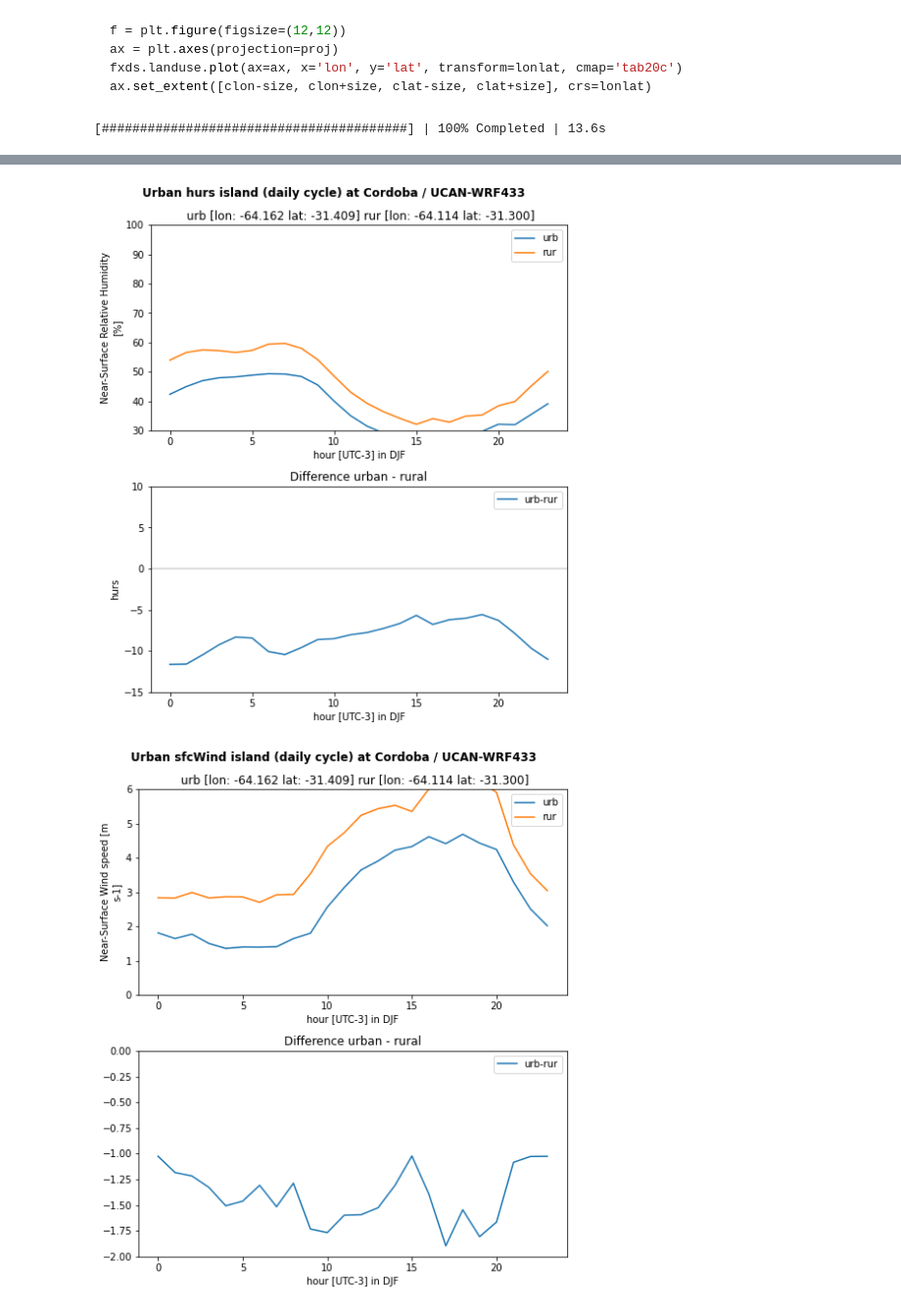
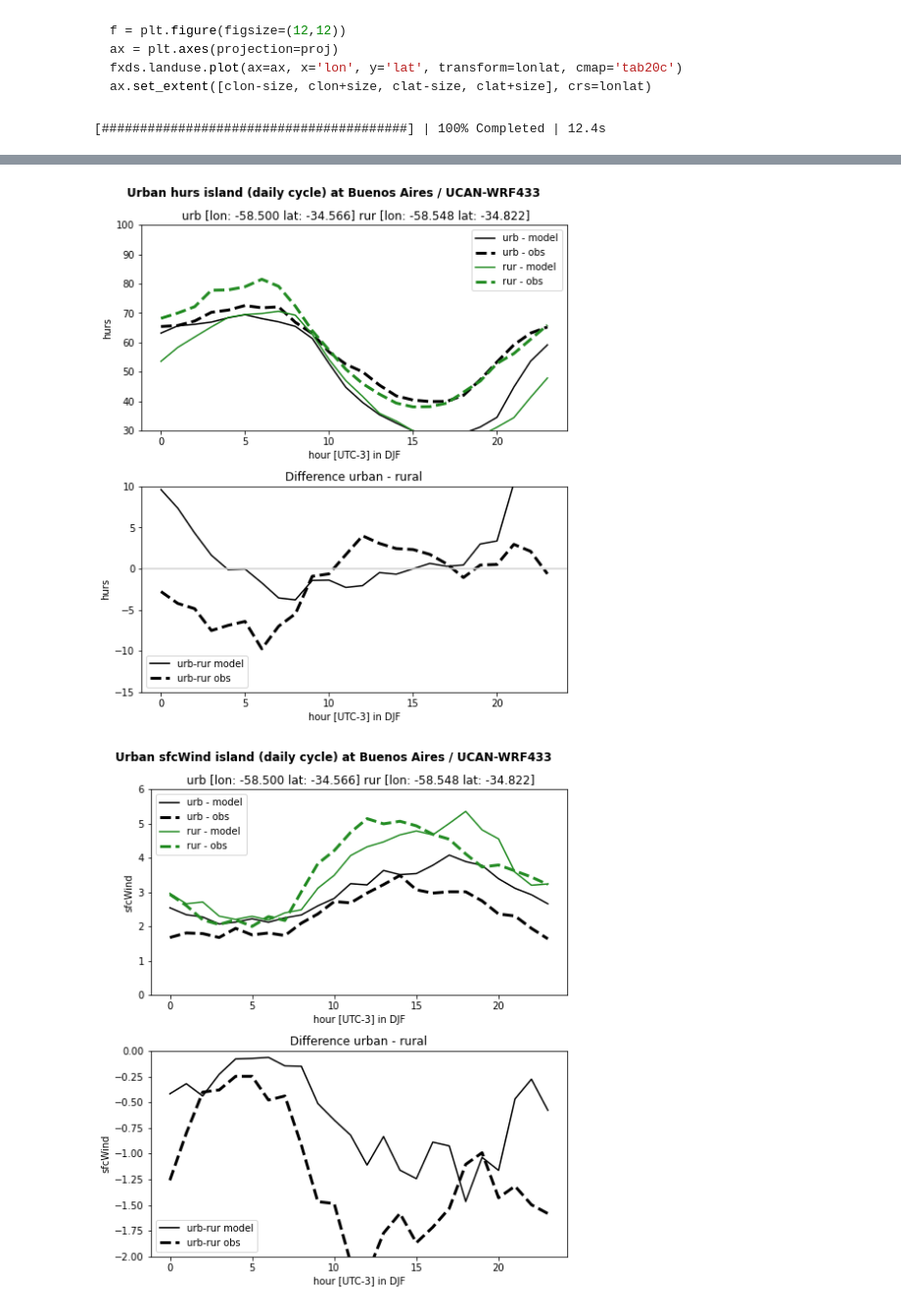
Before and after one commit to jesusff/fps-sesa-analyses, a Jupyter notebook: uhi_dcycle.ipynb, the cells around one changed output, grey strips where cells are left out. Shown at 98% size. Drawn from its saved outputs; the diff is of its cells as text; code cells hidden in the pictures.

Commit message:
Add observational data

```diff
--- a/uhi_dcycle.ipynb
+++ b/uhi_dcycle.ipynb
@@ -12,12 +12,13 @@ from os.path import exists
 
 ProgressBar().register()
 # %%
+source = 'ERA5'
 source = 'USP-RegCM471'
-source = 'ERA5'
 source = 'UCAN-WRF433'
 city = 'Porto Alegre'
+city = 'Cordoba'
 city = 'Buenos Aires'
-city = 'Cordoba'
+select = 'all'
 select = 'heatwaves'
 urban_thres = 0.10
 land_thres = 0.50
@@ -39,6 +40,13 @@ loc = {
     rur = dict(lat = -30.152, lon = -51.061)
   ),
 }
+
+st_name = {
+  'Buenos Aires': dict(urb = 'BSAS-OBS', rur = 'EZEIZA-AERO'),
+  'Cordoba': dict(urb = 'CORDOBA-OBS', rur = 'CORDOBA-AERO'),
+}
+
+line_color = {'urb': 'black', 'rur': 'forestgreen'}
 
 ylim_var = dict(tas = (280,310), sfcWind = (0,6), hurs = (30,100))
 ylim_vardiff = dict(tas = (-1,3), sfcWind = (-2,0), hurs = (-15,10))
@@ -140,12 +174,18 @@ if select == 'heatwaves':
 #)
   # select just days exceeding summer p90
   event_days = tasmaxs.time[(tasmaxs.tas>p90summer)].values
+else:
+  event_days = None
 # %% [output]
-[########################################] | 100% Completed | 13.6s
+[########################################] | 100% Completed | 12.4s
 # %%
+station_data = {}
+sites = ['urb', 'rur']
+for site in sites:
+  station_data[site] = get_station_ts(city, site)
+
 for var in ['tas', 'hurs', 'sfcWind']:
   ts = {}
-  sites = ['urb', 'rur']
   for site in sites:
     if var == 'sfcWind':
       u = get_var_ts(hrds, 'uas', loc[city][site]['lon'], loc[city][site]['lat'], geods=fxds).compute()
@@ -159,17 +199,13 @@ for var in ['tas', 'hurs', 'sfcWind']:
 
   seasons = ['DJF', 'JJA', 'ann']
   for season in seasons:
-    if season == 'ann':
-      tfilter = ts[site].time.dt.season != season
-    else:
-      tfilter = ts[site].time.dt.season == season
-    if select != 'all':
-      # There must be a simpler way
-      hwfilter = pd.Series([pd.Timestamp(item).to_datetime64() for item in ts[site].time.dt.date.values]).isin(event_days).values
-      tfilter = tfilter.values & hwfilter
+    tfilter = get_time_filter(ts[site], season, select, event_days)
+    obstfilter = get_time_filter(station_data[site], season, select, event_days)
     dc = {}
+    obsdc = {}
     for site in sites:
       dc[site] = ts[site].sel(time=tfilter).groupby('time.hour').mean(dim='time')
+      obsdc[site] = station_data[site][var].sel(time=obstfilter).groupby('time.hour').mean(dim='time')
 
     f, ax = plt.subplots(2,1, figsize=(7,8))
     title = ''
@@ -177,22 +213,26 @@ for var in ['tas', 'hurs', 'sfcWind']:
       ilocalshift=-1; localshift = -3
     else:
       ilocalshift=-3; localshift = ilocalshift
+    legend_text = []
     for site in sites:
-      dc[site].roll(hour=ilocalshift).plot(ax = ax[0])
+      dc[site].roll(hour=ilocalshift).plot(ax = ax[0], color=line_color[site])
+      obsdc[site].roll(hour=localshift).plot(ax = ax[0], linestyle = 'dashed', linewidth=3, color=line_color[site])
       title += f' {site} [lon: {dc[site].lon.values:.3f} lat: {dc[site].lat.values:.3f}]'
+      legend_text += [f'{site} - model', f'{site} - obs']
     ax[0].set_title(title)
     ax[0].set_xlabel(f'hour [UTC{localshift}] in {season}')
     if select == 'heatwaves' and var == 'tas':
       ax[0].axhline(y=p90summer, color='lightgrey', linestyle=':')
     ax[0].set_ylim(ylim_var[var])
-    ax[0].legend(sites)
+    ax[0].legend(legend_text)
 
-    (dc['urb']-dc['rur']).roll(hour=ilocalshift).plot(ax=ax[1])
+    (dc['urb']-dc['rur']).roll(hour=ilocalshift).plot(ax=ax[1], color='k')
+    (obsdc['urb']-obsdc['rur']).roll(hour=localshift).plot(ax=ax[1], linestyle = 'dashed', linewidth=3, color='k')
     ax[1].set_title(f'Difference urban - rural')
     ax[1].set_xlabel(f'hour [UTC{localshift}] in {season}')
     ax[1].axhline(y=0, color='lightgrey')
     ax[1].set_ylim(ylim_vardiff[var])
-    ax[1].legend(['urb-rur'])
+    ax[1].legend(['urb-rur model', 'urb-rur obs'])
 
     f.suptitle(f'Urban {var} island (daily cycle) at {city} / {source}', weight='bold')
     f.tight_layout()
@@ -219,2 +259,2 @@ for var in ['tas', 'hurs', 'sfcWind']:
-[figure, old version]
+[figure, new version]
-[figure, old version]
+[figure, new version]
```
Also changed, not shown: parts of 4 cells of this notebook.
